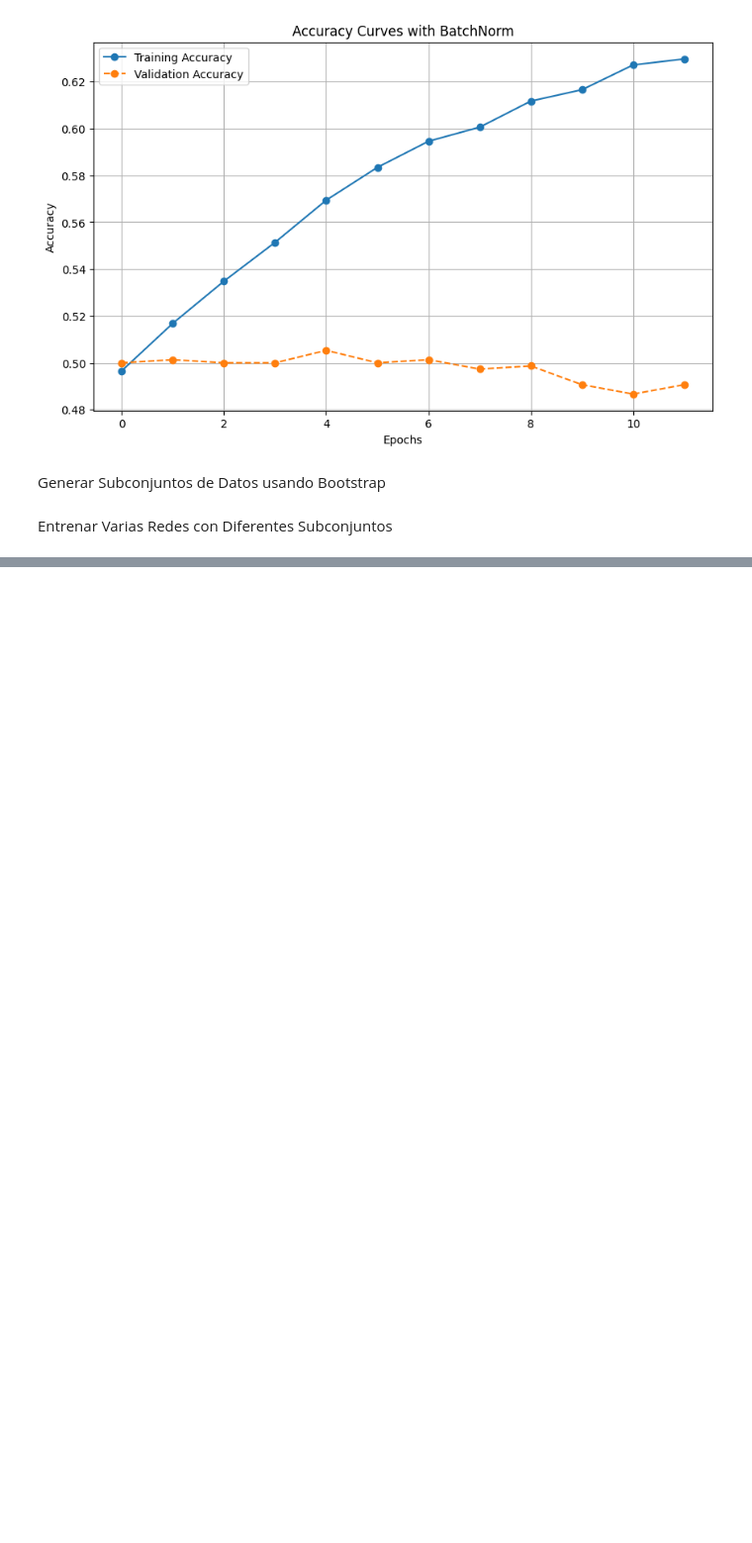
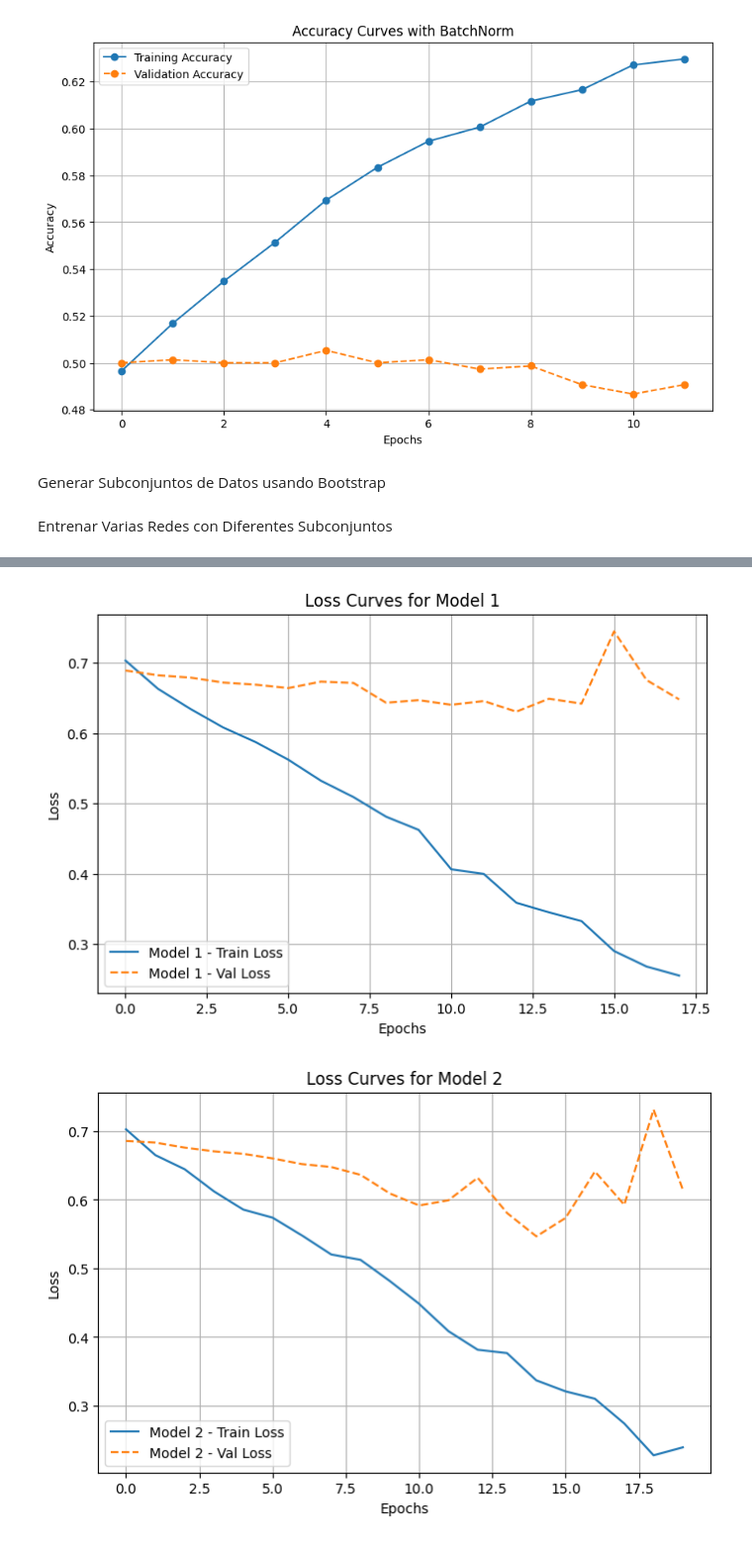
Before and after one commit to antargi/deeplearningfundamentals, a Jupyter notebook: lab1_try1.ipynb, the cells around one changed output, grey strips where cells are left out. Shown at 99% size. Cells and saved outputs as stored; diff of their text form; code cells hidden in the pictures; blank space fills up the shorter version.

Commit message:
refactor: binary dataset model

```diff
--- a/lab1_try1.ipynb
+++ b/lab1_try1.ipynb
@@ -180,15 +192,15 @@ def get_sgd_optimizer(model, lr=0.01, weight_decay=0):
 # %% [markdown]
 ##### 3.2 SGD con Momentum
 # %%
-def get_sgd_momentum_optimizer(model, lr=0.01, momentum=0.9):
+def get_sgd_momentum_optimizer(model, lr=0.01, momentum=0.9, weight_decay=0):
     """SGD with Momentum Optimizer"""
-    return torch.optim.SGD(model.parameters(), lr=lr, momentum=momentum)
+    return torch.optim.SGD(model.parameters(), lr=lr, momentum=momentum, weight_decay=weight_decay)
 # %% [markdown]
 ##### 3.3 SGD con Nesterov Momentum
 # %%
-def get_sgd_nesterov_optimizer(model, lr=0.01, momentum=0.9):
+def get_sgd_nesterov_optimizer(model, lr=0.01, momentum=0.9, weight_decay=0):
     """SGD with Nesterov Momentum Optimizer"""
-    return torch.optim.SGD(model.parameters(), lr=lr, momentum=momentum, nesterov=True)
+    return torch.optim.SGD(model.parameters(), lr=lr, momentum=momentum, nesterov=True, weight_decay=weight_decay)
 # %% [markdown]
 ##### 3.4 RMSProp
 # %%
@@ -989,6 +1001,8 @@ def train_ensemble_with_early_stopping(
 ):
     bootstrap_samples = create_bootstrap_samples(dataset, n_models)
     models = []
+    ensemble_train_losses = []
+    ensemble_val_losses = []
 
     for i, subset in enumerate(bootstrap_samples):
         print(f"\nTraining model {i+1}/{n_models}")
@@ -1012,9 +1026,13 @@ def train_ensemble_with_early_stopping(
             patience=patience
         )
 
+        ensemble_train_losses.append(train_losses)
+        ensemble_val_losses.append(val_losses)
+
+
         models.append(model)
 
-    return models
+    return models, ensemble_train_losses, ensemble_val_losses
 # %%
 def train_single_model(model, train_loader, optimizer, epochs=10):
     device = 'cuda' if torch.cuda.is_available() else 'cpu'
@@ -1104,21 +1122,7 @@ def evaluate_ensemble(models, data_loader):
 n_models = 10
 epochs = 20
 batch_size = 128
-
-
-def create_bn_dropout_model():
-    return BatchNormDropoutFFNN(
-        input_size=dataset.num_features,
-        hidden_size1=300,
-        hidden_size2=200,
-        output_size=1
-    )
-
-def create_optimizer(model):
-    return get_sgd_optimizer(model, lr=0.05, weight_decay=0.01)
-
-
-models = train_ensemble_with_early_stopping(
+models, train_losses, val_losses = train_ensemble_with_early_stopping(
     dataset=train_dataset,
     n_models=n_models,
     input_size = dataset.num_features,
@@ -1127,7 +1131,6 @@ models = train_ensemble_with_early_stopping(
     output_size = 1,
     epochs=epochs
 )
-
 accuracy = evaluate_ensemble(models, test_loader)
 print(f"\nEnsemble Accuracy: {accuracy:.2f}")
 # %% [output]
@@ -1150 +1153,15 @@ Epoch 20/20, Train Loss: 0.2383, Val Loss: 0.6645
 Ensemble Accuracy: 0.50
+# %%
+for i, (train_loss, val_loss) in enumerate(zip(train_losses, val_losses)):
+    plt.figure(figsize=(8, 5))
+    plt.plot(train_loss, label=f"Model {i+1} - Train Loss")
+    plt.plot(val_loss, label=f"Model {i+1} - Val Loss", linestyle="--")
+    plt.title(f"Loss Curves for Model {i+1}")
+    plt.xlabel("Epochs")
+    plt.ylabel("Loss")
+    plt.legend()
+    plt.grid(True)
+    plt.show()
+# %% [output]
+[figure, added]
+[figure, added]
```
Also changed, not shown: parts of 19 cells of this notebook.
